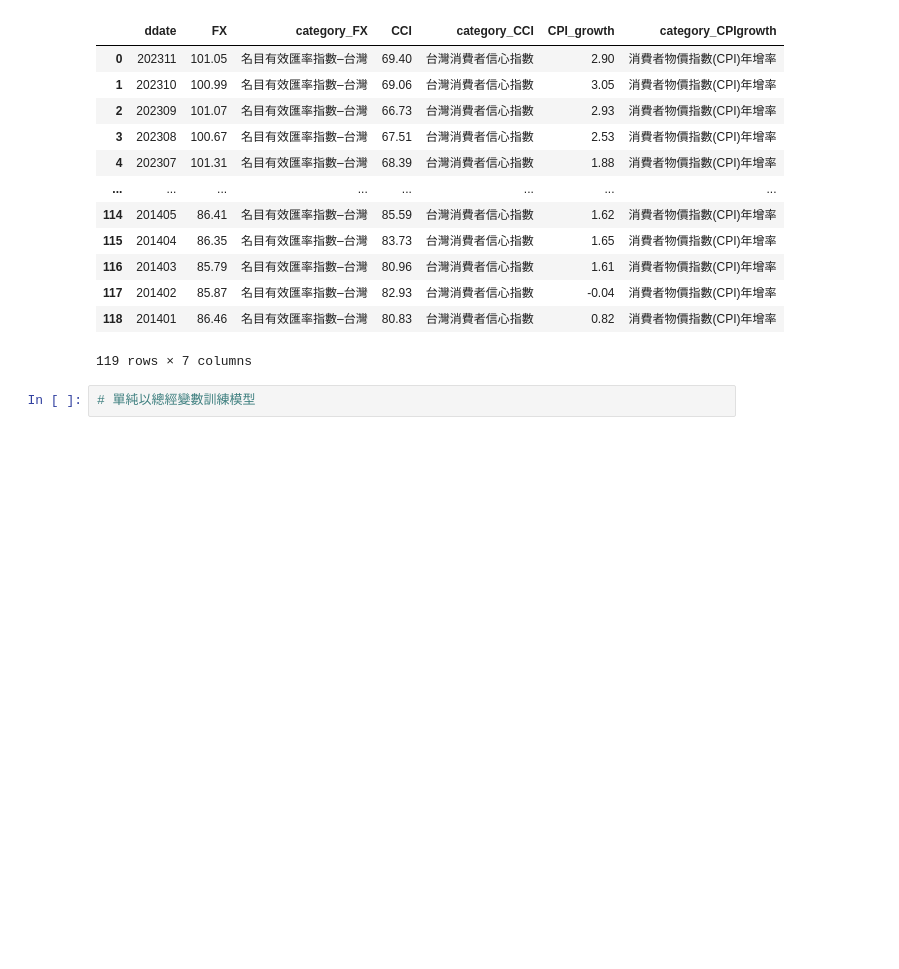
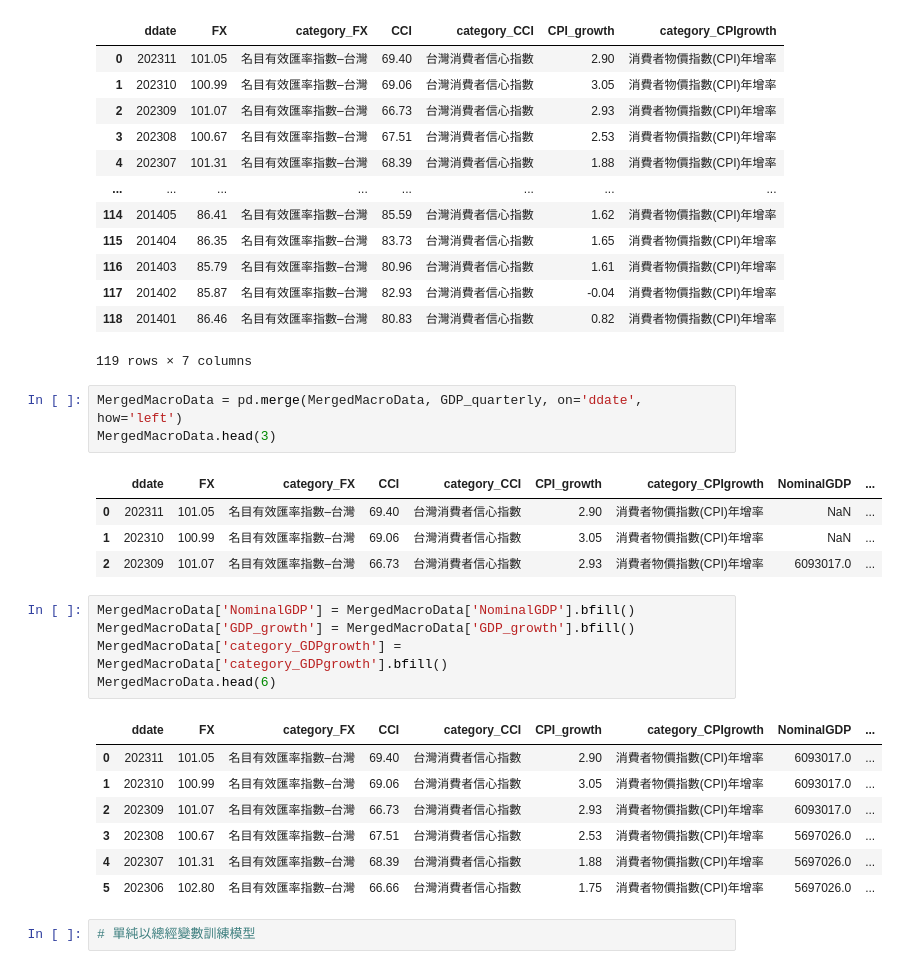
Before and after one commit to Carolyehhh/revenue-prediction, a Jupyter notebook: GDP_train.ipynb, the cells around one changed output. Saved outputs shown, nothing was run; the diff lists cells and outputs as text; blank space fills up the shorter version.

```diff
--- a/GDP_train.ipynb
+++ b/GDP_train.ipynb
@@ -137,6 +135,27 @@ display(MergedMacroData)
 | 117 | 201402 | 85.87 | 名目有效匯率指數–台灣 | 82.93 | 台灣消費者信心指數 | -0.04 | 消費者物價指數(CPI)年增率 |
 | 118 | 201401 | 86.46 | 名目有效匯率指數–台灣 | 80.83 | 台灣消費者信心指數 | 0.82 | 消費者物價指數(CPI)年增率 |
 119 rows × 7 columns
+# %%
+MergedMacroData = pd.merge(MergedMacroData, GDP_quarterly, on='ddate', how='left')
+MergedMacroData.head(3)
+# %% [output]
+|  | ddate | FX | category_FX | CCI | category_CCI | CPI_growth | category_CPIgrowth | NominalGDP | ... |
+| 0 | 202311 | 101.05 | 名目有效匯率指數–台灣 | 69.40 | 台灣消費者信心指數 | 2.90 | 消費者物價指數(CPI)年增率 | NaN | ... |
+| 1 | 202310 | 100.99 | 名目有效匯率指數–台灣 | 69.06 | 台灣消費者信心指數 | 3.05 | 消費者物價指數(CPI)年增率 | NaN | ... |
+| 2 | 202309 | 101.07 | 名目有效匯率指數–台灣 | 66.73 | 台灣消費者信心指數 | 2.93 | 消費者物價指數(CPI)年增率 | 6093017.0 | ... |
+# %%
+MergedMacroData['NominalGDP'] = MergedMacroData['NominalGDP'].bfill()
+MergedMacroData['GDP_growth'] = MergedMacroData['GDP_growth'].bfill()
+MergedMacroData['category_GDPgrowth'] = MergedMacroData['category_GDPgrowth'].bfill()
+MergedMacroData.head(6)
+# %% [output]
+|  | ddate | FX | category_FX | CCI | category_CCI | CPI_growth | category_CPIgrowth | NominalGDP | ... |
+| 0 | 202311 | 101.05 | 名目有效匯率指數–台灣 | 69.40 | 台灣消費者信心指數 | 2.90 | 消費者物價指數(CPI)年增率 | 6093017.0 | ... |
+| 1 | 202310 | 100.99 | 名目有效匯率指數–台灣 | 69.06 | 台灣消費者信心指數 | 3.05 | 消費者物價指數(CPI)年增率 | 6093017.0 | ... |
+| 2 | 202309 | 101.07 | 名目有效匯率指數–台灣 | 66.73 | 台灣消費者信心指數 | 2.93 | 消費者物價指數(CPI)年增率 | 6093017.0 | ... |
+| 3 | 202308 | 100.67 | 名目有效匯率指數–台灣 | 67.51 | 台灣消費者信心指數 | 2.53 | 消費者物價指數(CPI)年增率 | 5697026.0 | ... |
+| 4 | 202307 | 101.31 | 名目有效匯率指數–台灣 | 68.39 | 台灣消費者信心指數 | 1.88 | 消費者物價指數(CPI)年增率 | 5697026.0 | ... |
+| 5 | 202306 | 102.80 | 名目有效匯率指數–台灣 | 66.66 | 台灣消費者信心指數 | 1.75 | 消費者物價指數(CPI)年增率 | 5697026.0 | ... |
 # %%
 # 單純以總經變數訓練模型
 # %%
```
Also changed, not shown: parts of 1 cell of this notebook.
